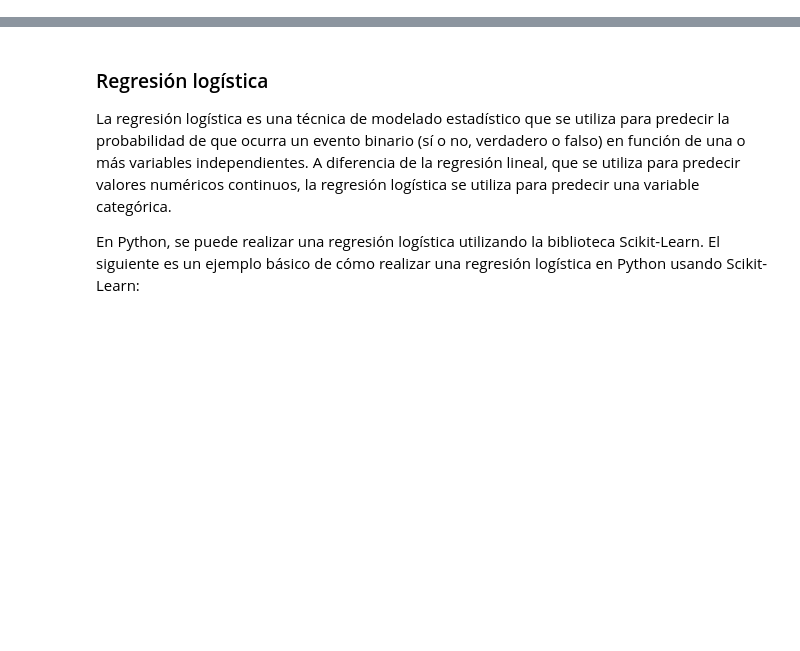
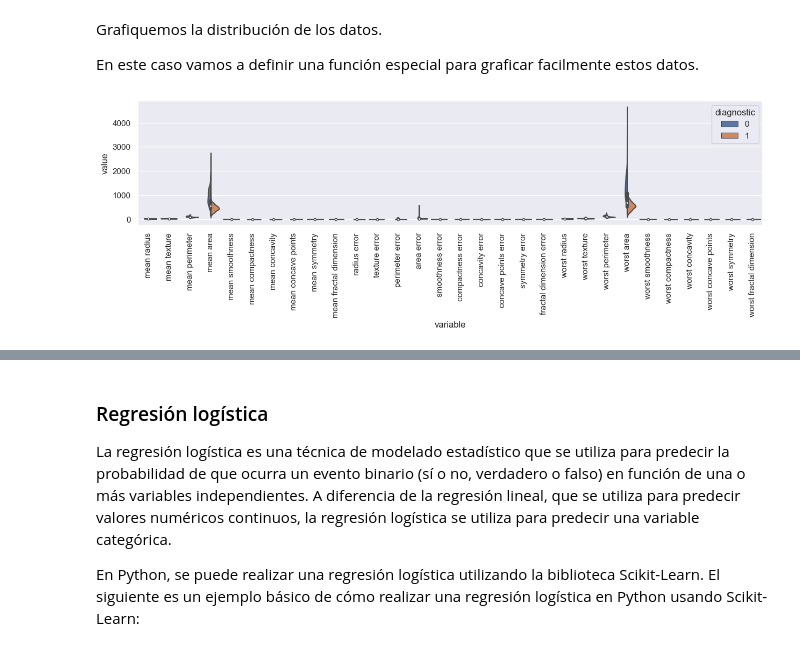
Before and after one commit to mar-esther23/CursoPandas2023, a Jupyter notebook: CPA-EstadísticaIntermedia.ipynb, the cells around one changed output, grey strips where cells are left out. Cells and saved outputs as stored; diff of their text form; code cells hidden in the pictures; blank space fills up the shorter version.

```diff
--- a/CPA-EstadísticaIntermedia.ipynb
+++ b/CPA-EstadísticaIntermedia.ipynb
@@ -31,16 +0,0 @@ A continuación se muestra un ejemplo de cómo calcular la matriz de correlació
-# %%
-import pandas as pd
-
-# Crear un DataFrame con variables categóricas
-df = pd.DataFrame({
-    'sexo': ['M', 'F', 'M', 'F', 'M', 'M', 'F', 'F'],
-    'grupo_sanguineo': ['A', 'O', 'B', 'O', 'A', 'AB', 'B', 'O'],
-    'enfermedad': ['no', 'si', 'no', 'si', 'no', 'si', 'no', 'si']
-})
-
-# Convertir variables categóricas a variables binarias (one-hot encoding)
-df_encoded = pd.get_dummies(df)
-
-# Calcular la matriz de correlación utilizando el coeficiente de correlación de Pearson
-correlaciones = df_encoded.corr(method='pearson')
-print(correlaciones)
@@ -95,0 +18,3 @@ Es importante tener en cuenta que la regresión lineal es una técnica poderosa
+# %%
+cancer = load_breast_cancer()
+print(cancer['DESCR'])
@@ -95,0 +43,4 @@ Es importante tener en cuenta que la regresión lineal es una técnica poderosa
+# %%
+df_cancer = pd.DataFrame(data=cancer['data'], columns=cancer['feature_names'])
+df_cancer['diagnostic'] = cancer['target']
+df_cancer
@@ -95,0 +76,19 @@ Es importante tener en cuenta que la regresión lineal es una técnica poderosa
+# %% [markdown]
+Grafiquemos la distribución de los datos.
+
+En este caso vamos a definir una función especial para graficar facilmente estos datos.
+# %%
+def violin_plot_cancer(df, cols=None):
+    sns.set(rc={'figure.figsize':(15,3)})
+    if cols!=None:
+        data = df[cols+['diagnostic']]
+    else: data = df
+    data = pd.melt(data, id_vars='diagnostic')
+    sns.violinplot( data, x='variable', y='value', hue='diagnostic', split=True, figsize=(5,30) )
+    plt.xticks(rotation=90)
+    plt.show()
+
+
+violin_plot_cancer(df_cancer)
+# %% [output]
+[figure, added]
```
Also changed, not shown: parts of 42 cells of this notebook, 3 other files.
